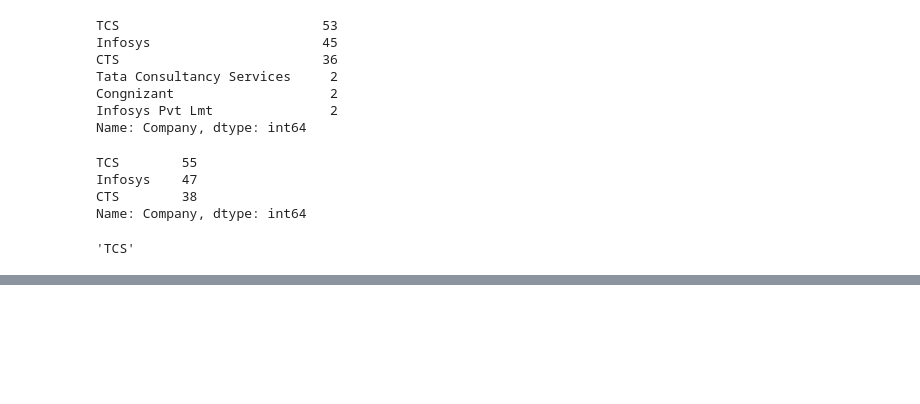
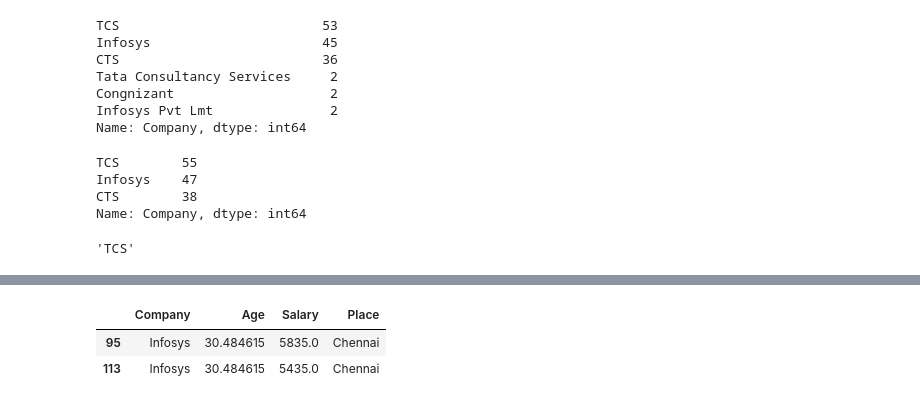
Before and after one commit to RaghulRameshTrainer/Ericsson_PythonSep2022, a Jupyter notebook: pandas_ex.ipynb, the cells around one changed output, grey strips where cells are left out. Cells and saved outputs as stored; diff of their text form; code cells hidden in the pictures; blank space fills up the shorter version.

```diff
--- a/pandas_ex.ipynb
+++ b/pandas_ex.ipynb
@@ -137,0 +268,6 @@ Name: Company, dtype: object
+# %%
+df[(df['Company']=='Infosys') & (df['Place']=='Chennai') & (df['Age']>30) & (df['Salary']>5000)]
+# %% [output]
+|  | Company | Age | Salary | Place |
+| 95 | Infosys | 30.484615 | 5835.0 | Chennai |
+| 113 | Infosys | 30.484615 | 5435.0 | Chennai |
```
Also changed, not shown: parts of 24 cells of this notebook.
